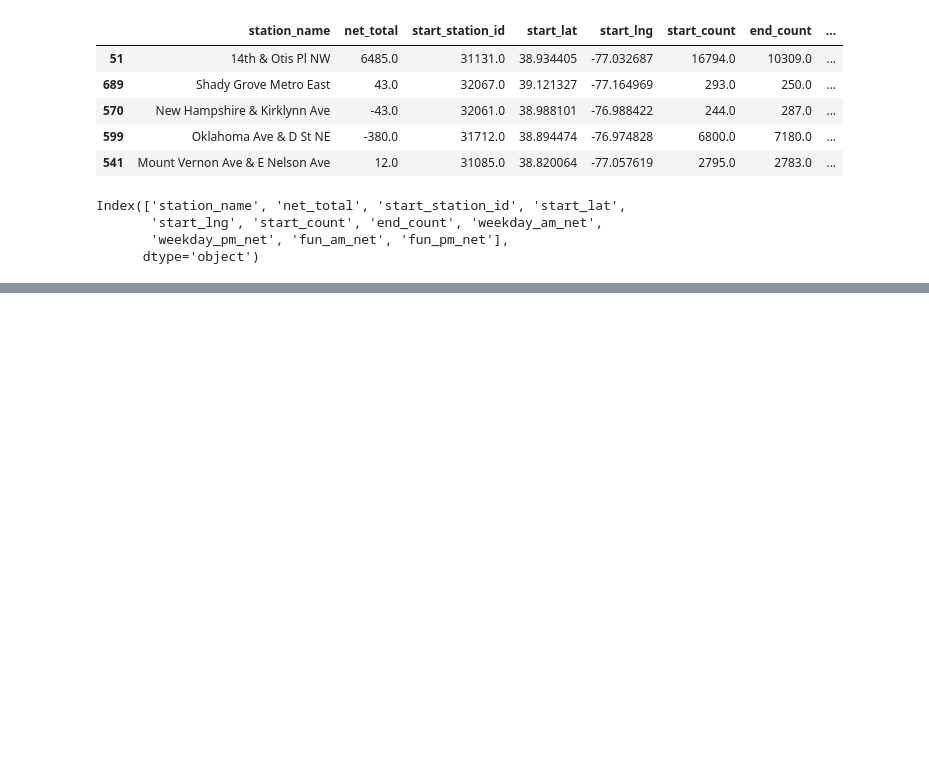
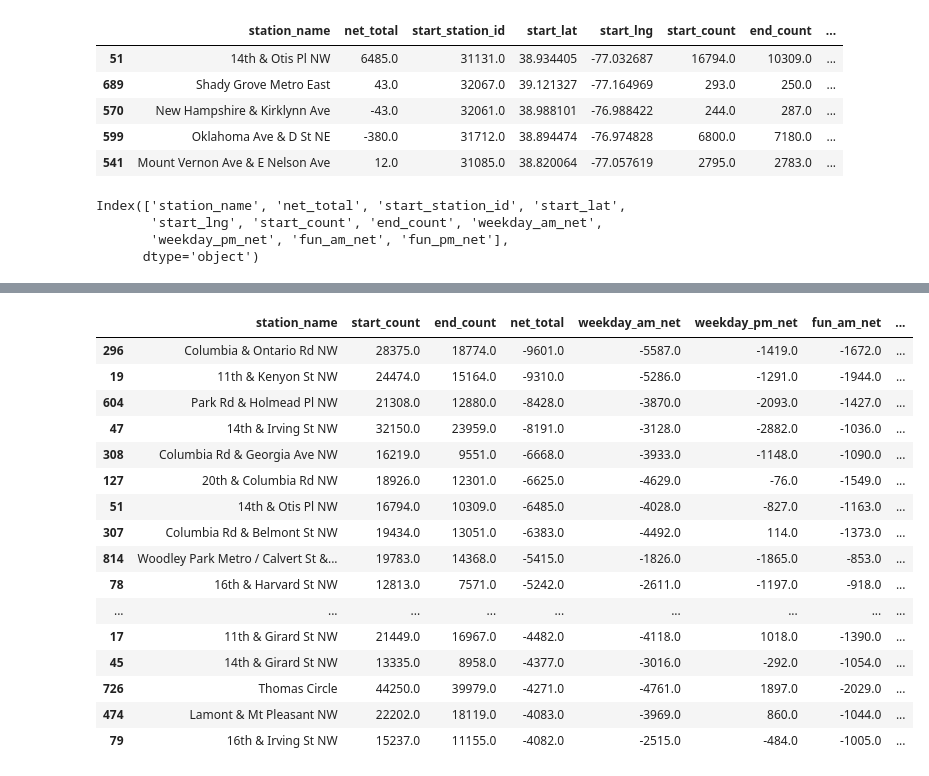
Before and after one commit to Paul-Sabin/Capital-Bikeshare, a Jupyter notebook: Trip Data EDA.ipynb, the cells around one changed output, grey strips where cells are left out. Drawn from its saved outputs; the diff is of its cells as text; code cells hidden in the pictures; blank space fills up the shorter version.

```diff
--- a/Trip Data EDA.ipynb
+++ b/Trip Data EDA.ipynb
@@ -378,5 +371,7 @@ stations['fun_am_net'] = stations['fun_am_net'] * -1
 stations['fun_pm_net'] = stations['fun_pm_net'] * -1
 # %%
 stations['net_total'] = stations['net_total'] * -1
+# %%
+stations = stations.fillna(0)
 # %%
 copy_stations = stations.copy()
@@ -382,0 +404,20 @@ copy_stations = stations.copy()
+# %%
+display(stations.sort_values('net_total').head(20))
+# %% [output]
+|  | station_name | start_count | end_count | net_total | weekday_am_net | weekday_pm_net | fun_am_net | ... |
+| 296 | Columbia & Ontario Rd NW | 28375.0 | 18774.0 | -9601.0 | -5587.0 | -1419.0 | -1672.0 | ... |
+| 19 | 11th & Kenyon St NW | 24474.0 | 15164.0 | -9310.0 | -5286.0 | -1291.0 | -1944.0 | ... |
+| 604 | Park Rd & Holmead Pl NW | 21308.0 | 12880.0 | -8428.0 | -3870.0 | -2093.0 | -1427.0 | ... |
+| 47 | 14th & Irving St NW | 32150.0 | 23959.0 | -8191.0 | -3128.0 | -2882.0 | -1036.0 | ... |
+| 308 | Columbia Rd & Georgia Ave NW | 16219.0 | 9551.0 | -6668.0 | -3933.0 | -1148.0 | -1090.0 | ... |
+| 127 | 20th & Columbia Rd NW | 18926.0 | 12301.0 | -6625.0 | -4629.0 | -76.0 | -1549.0 | ... |
+| 51 | 14th & Otis Pl NW | 16794.0 | 10309.0 | -6485.0 | -4028.0 | -827.0 | -1163.0 | ... |
+| 307 | Columbia Rd & Belmont St NW | 19434.0 | 13051.0 | -6383.0 | -4492.0 | 114.0 | -1373.0 | ... |
+| 814 | Woodley Park Metro / Calvert St &... | 19783.0 | 14368.0 | -5415.0 | -1826.0 | -1865.0 | -853.0 | ... |
+| 78 | 16th & Harvard St NW | 12813.0 | 7571.0 | -5242.0 | -2611.0 | -1197.0 | -918.0 | ... |
+| ... | ... | ... | ... | ... | ... | ... | ... | ... |
+| 17 | 11th & Girard St NW | 21449.0 | 16967.0 | -4482.0 | -4118.0 | 1018.0 | -1390.0 | ... |
+| 45 | 14th & Girard St NW | 13335.0 | 8958.0 | -4377.0 | -3016.0 | -292.0 | -1054.0 | ... |
+| 726 | Thomas Circle | 44250.0 | 39979.0 | -4271.0 | -4761.0 | 1897.0 | -2029.0 | ... |
+| 474 | Lamont & Mt Pleasant NW | 22202.0 | 18119.0 | -4083.0 | -3969.0 | 860.0 | -1044.0 | ... |
+| 79 | 16th & Irving St NW | 15237.0 | 11155.0 | -4082.0 | -2515.0 | -484.0 | -1005.0 | ... |
```
Also changed, not shown: parts of 7 cells of this notebook.
